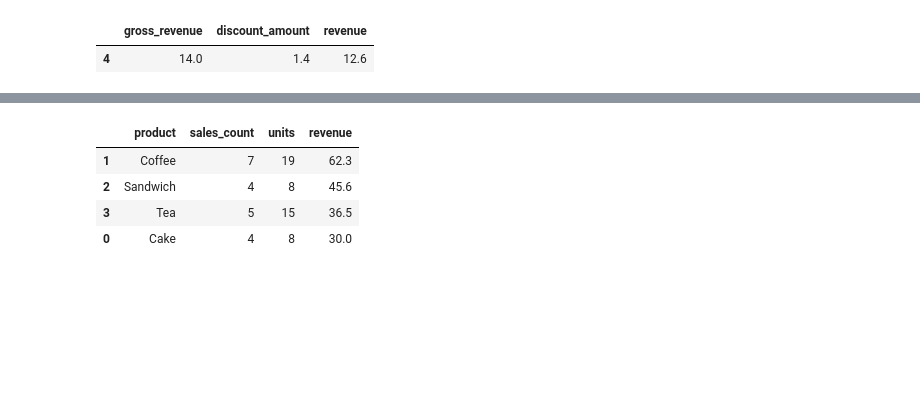
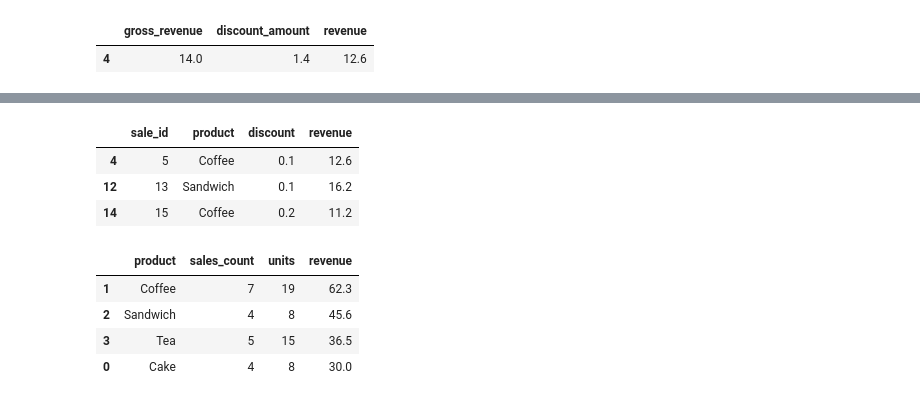
Before and after one commit to hubilic/numpy-projects, a Jupyter notebook: src/numpy_projects/Week15/data_engineering_week15_clean.ipynb, the cells around one changed output, grey strips where cells are left out. Drawn from its saved outputs; the diff is of its cells as text; code cells hidden in the pictures; blank space fills up the shorter version.

```diff
--- a/src/numpy_projects/Week15/data_engineering_week15_clean.ipynb
+++ b/src/numpy_projects/Week15/data_engineering_week15_clean.ipynb
@@ -219,5 +226,12 @@ sales.loc[sales["sale_id"] == 5, ["gross_revenue", "discount_amount", "revenue"]
 # %%
 # TODO: Find discounted sales with revenue of at least 10. Show sale_id, product, discount, and revenue. Keep sales unchanged.
+mask = ((sales["discount"] > 0) & (sales["revenue"] >= 10))
+sales.loc[mask, ["sale_id", "product", "discount", "revenue"]]
+# %% [output]
+|  | sale_id | product | discount | revenue |
+| 4 | 5 | Coffee | 0.1 | 12.6 |
+| 12 | 13 | Sandwich | 0.1 | 16.2 |
+| 14 | 15 | Coffee | 0.2 | 11.2 |
 # %%
 product_summary = sales.groupby("product", as_index=False).agg(
     sales_count=("sale_id", "size"),
```
Also changed, not shown: parts of 1 cell of this notebook.
